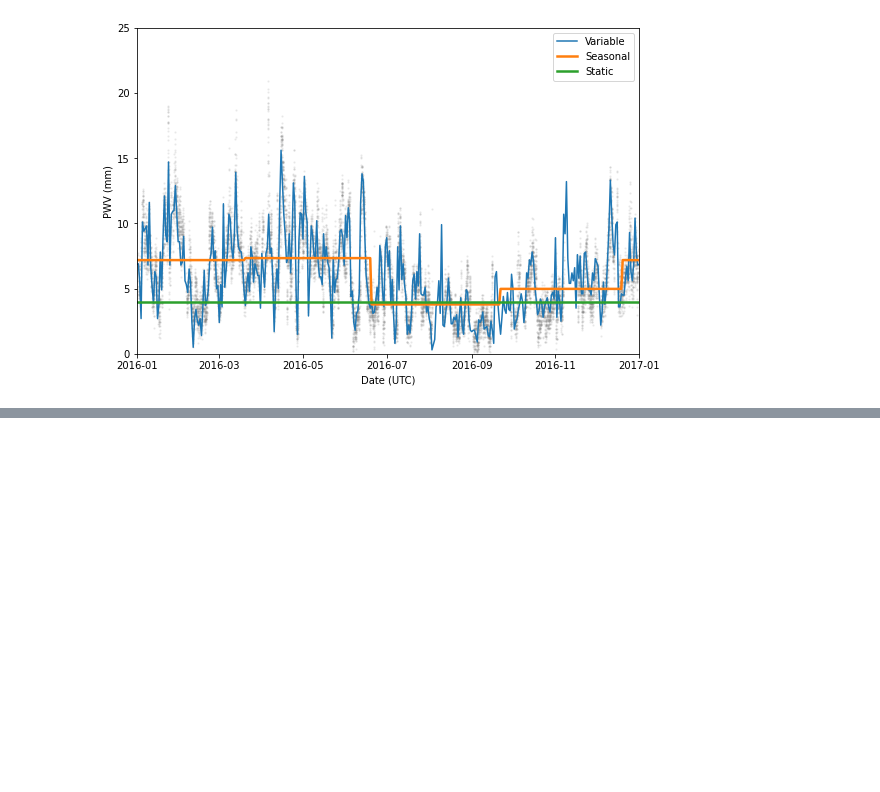
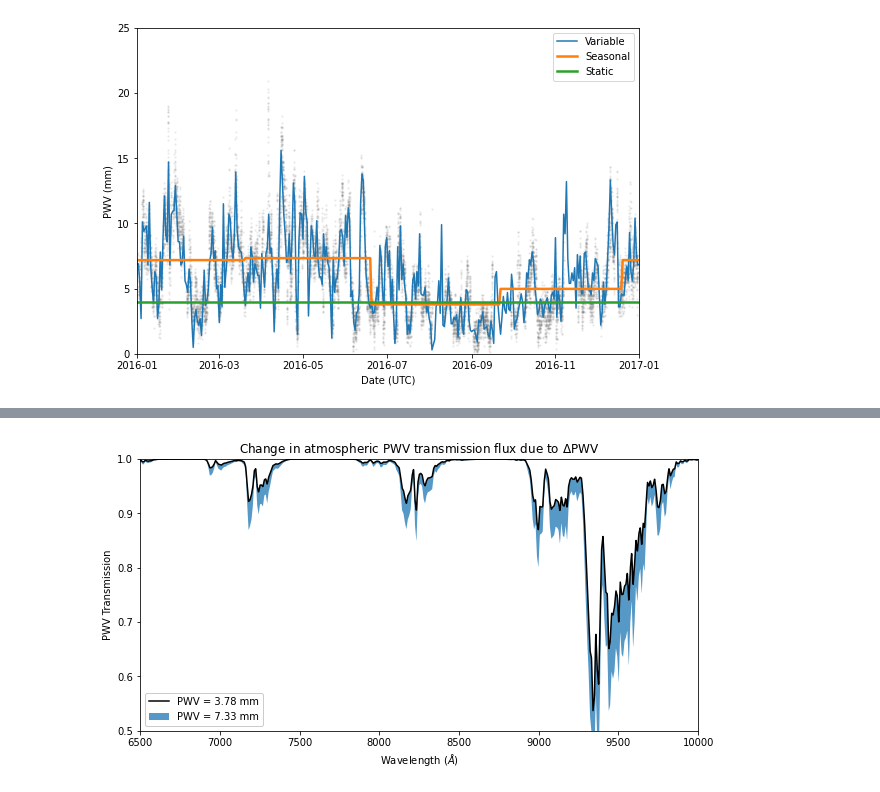
Before and after one commit to LSSTDESC/SN-PWV, a Jupyter notebook: notebooks/pwv_modeling.ipynb, the cells around one changed output, grey strips where cells are left out. Drawn from its saved outputs; the diff is of its cells as text; code cells hidden in the pictures; blank space fills up the shorter version.

Commit message:
Adds additional plots of seasonal PWV effects on SNe (#141)
Adds three new plots to pwv_modeling notebook

```diff
--- a/notebooks/pwv_modeling.ipynb
+++ b/notebooks/pwv_modeling.ipynb
@@ -207,0 +178,4 @@ plt.show()
+# %%
+plotting.plot_transmission_variation(3.78, 7.33);
+# %% [output]
+[figure, added]
```
Also changed, not shown: parts of 10 cells of this notebook, 1 other file.
